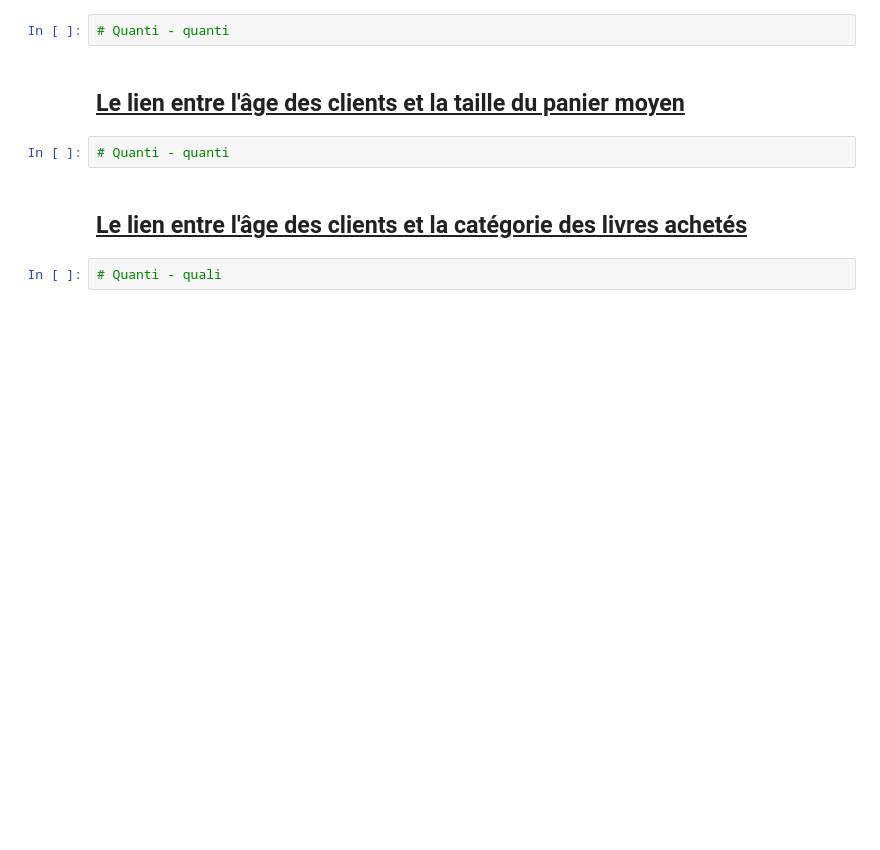
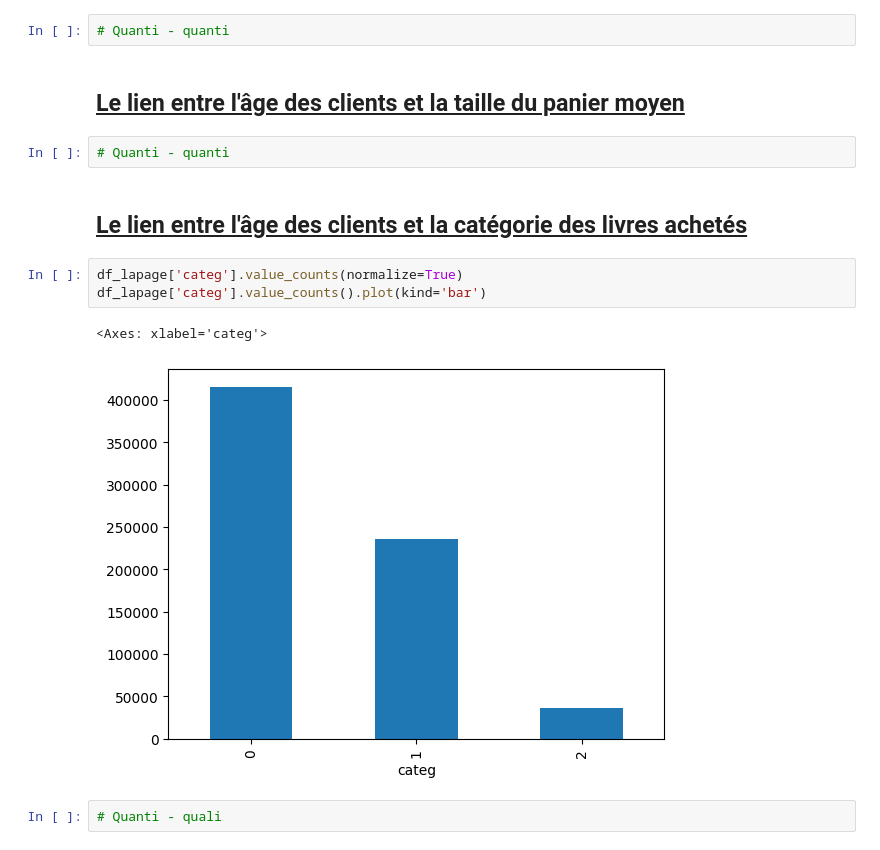
Before and after one commit to Julie-Data-Analyse/projet9_Lapage, a Jupyter notebook: notebooks/analyses_julie.ipynb, the cells around one changed output. Cells and saved outputs as stored; diff of their text form; blank space fills up the shorter version.

```diff
--- a/notebooks/analyses_julie.ipynb
+++ b/notebooks/analyses_julie.ipynb
@@ -86,5 +138,11 @@ df_lapage['sex'].value_counts().plot(kind='bar')
 # Quanti - quanti
 # %% [markdown]
 ## <u> Le lien entre l'âge des clients et la  catégorie  des livres achetés </u>
+# %%
+df_lapage['categ'].value_counts(normalize=True)
+df_lapage['categ'].value_counts().plot(kind='bar')
+# %% [output]
+<Axes: xlabel='categ'>
+[figure, added]
 # %%
 # Quanti - quali
```
Also changed, not shown: parts of 10 cells of this notebook, 4 other files.
